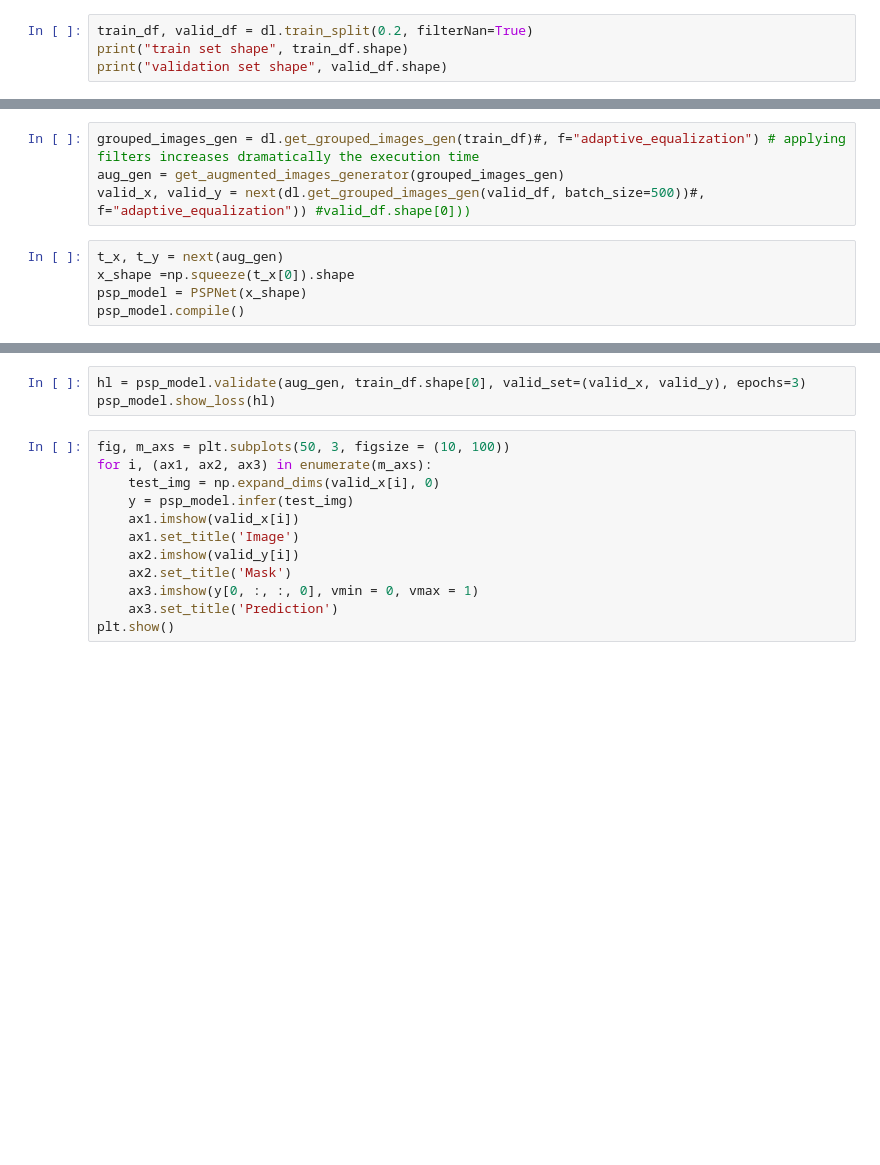
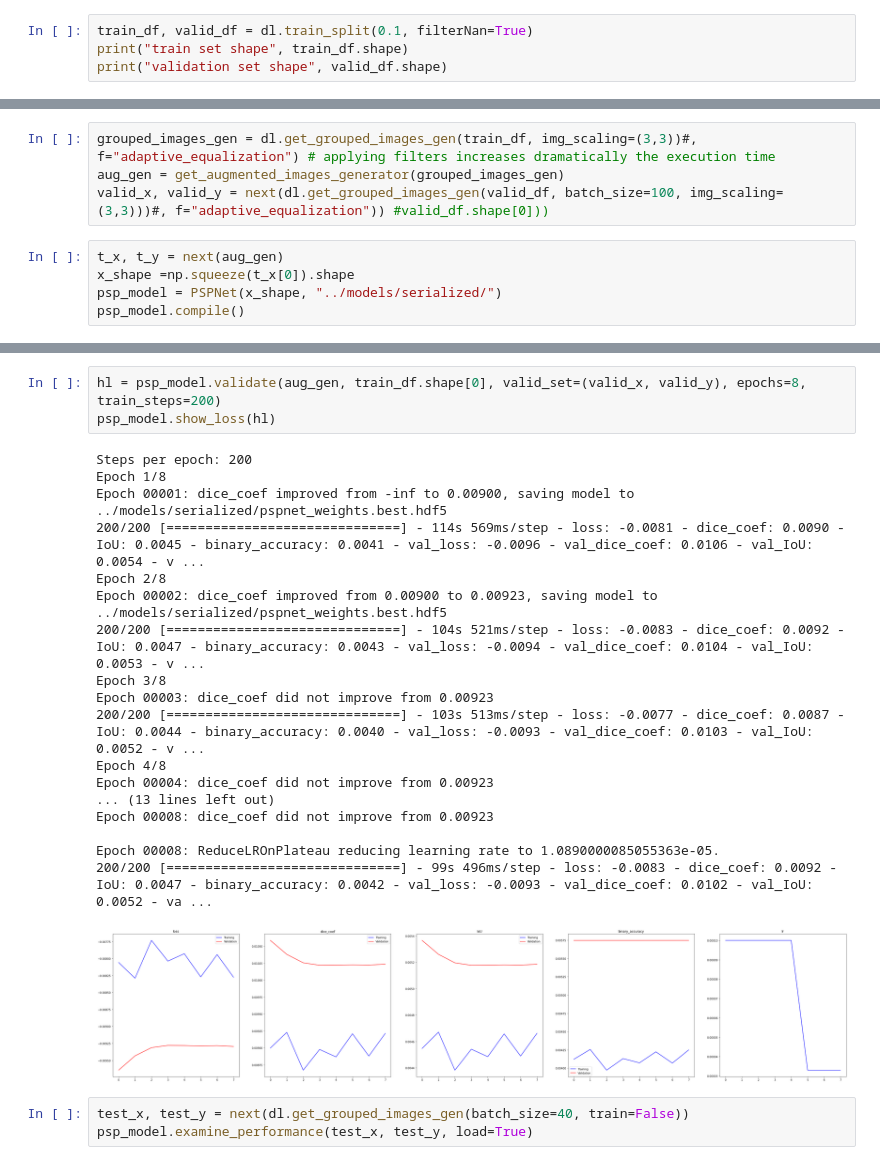
Before and after one commit to GiorgosMandi/AIRBUS-ShipDetection, a Jupyter notebook: notebooks/pspnet_exp.ipynb, the cells around one changed output, grey strips where cells are left out. Cells and saved outputs as stored; diff of their text form; blank space fills up the shorter version.

```diff
--- a/notebooks/pspnet_exp.ipynb
+++ b/notebooks/pspnet_exp.ipynb
@@ -26,4 +33,4 @@ dl = DataLoader()
 # %%
-train_df, valid_df = dl.train_split(0.2, filterNan=True)
+train_df, valid_df = dl.train_split(0.1, filterNan=True)
 print("train set shape", train_df.shape)
 print("validation set shape", valid_df.shape)
@@ -30,9 +40,9 @@ print("validation set shape", valid_df.shape)
 # %%
-grouped_images_gen = dl.get_grouped_images_gen(train_df)#, f="adaptive_equalization") # applying filters increases dramatically the execution time
+grouped_images_gen = dl.get_grouped_images_gen(train_df, img_scaling=(3,3))#, f="adaptive_equalization") # applying filters increases dramatically the execution time
 aug_gen = get_augmented_images_generator(grouped_images_gen)
-valid_x, valid_y = next(dl.get_grouped_images_gen(valid_df, batch_size=500))#, f="adaptive_equalization")) #valid_df.shape[0]))
+valid_x, valid_y = next(dl.get_grouped_images_gen(valid_df, batch_size=100, img_scaling=(3,3)))#, f="adaptive_equalization")) #valid_df.shape[0]))
 # %%
 t_x, t_y = next(aug_gen)
 x_shape =np.squeeze(t_x[0]).shape
-psp_model = PSPNet(x_shape)
+psp_model = PSPNet(x_shape, "../models/serialized/")
 psp_model.compile()
@@ -39,15 +67,25 @@ psp_model.compile()
 # %%
-hl = psp_model.validate(aug_gen, train_df.shape[0], valid_set=(valid_x, valid_y), epochs=3)
+hl = psp_model.validate(aug_gen, train_df.shape[0], valid_set=(valid_x, valid_y), epochs=8, train_steps=200)
 psp_model.show_loss(hl)
+# %% [output]
+Steps per epoch: 200
+Epoch 1/8
+Epoch 00001: dice_coef improved from -inf to 0.00900, saving model to ../models/serialized/pspnet_weights.best.hdf5
+200/200 [==============================] - 114s 569ms/step - loss: -0.0081 - dice_coef: 0.0090 - IoU: 0.0045 - binary_accuracy: 0.0041 - val_loss: -0.0096 - val_dice_coef: 0.0106 - val_IoU: 0.0054 - v ...
+Epoch 2/8
+Epoch 00002: dice_coef improved from 0.00900 to 0.00923, saving model to ../models/serialized/pspnet_weights.best.hdf5
+200/200 [==============================] - 104s 521ms/step - loss: -0.0083 - dice_coef: 0.0092 - IoU: 0.0047 - binary_accuracy: 0.0043 - val_loss: -0.0094 - val_dice_coef: 0.0104 - val_IoU: 0.0053 - v ...
+Epoch 3/8
+Epoch 00003: dice_coef did not improve from 0.00923
+200/200 [==============================] - 103s 513ms/step - loss: -0.0077 - dice_coef: 0.0087 - IoU: 0.0044 - binary_accuracy: 0.0040 - val_loss: -0.0093 - val_dice_coef: 0.0103 - val_IoU: 0.0052 - v ...
+Epoch 4/8
+Epoch 00004: dice_coef did not improve from 0.00923
+... (13 lines left out)
+Epoch 00008: dice_coef did not improve from 0.00923
+
+Epoch 00008: ReduceLROnPlateau reducing learning rate to 1.0890000085055363e-05.
+200/200 [==============================] - 99s 496ms/step - loss: -0.0083 - dice_coef: 0.0092 - IoU: 0.0047 - binary_accuracy: 0.0042 - val_loss: -0.0093 - val_dice_coef: 0.0102 - val_IoU: 0.0052 - va ...
+[figure, added]
-# %%
-fig, m_axs = plt.subplots(50, 3, figsize = (10, 100))
-for i, (ax1, ax2, ax3) in enumerate(m_axs):
-    test_img = np.expand_dims(valid_x[i], 0)
-    y = psp_model.infer(test_img)
-    ax1.imshow(valid_x[i])
-    ax1.set_title('Image')
-    ax2.imshow(valid_y[i])
-    ax2.set_title('Mask')
-    ax3.imshow(y[0, :, :, 0], vmin = 0, vmax = 1)
-    ax3.set_title('Prediction')
-plt.show()
+# %%
+test_x, test_y = next(dl.get_grouped_images_gen(batch_size=40, train=False))
+psp_model.examine_performance(test_x, test_y, load=True)
```
Also changed, not shown: parts of 5 cells of this notebook, 2 other files.
